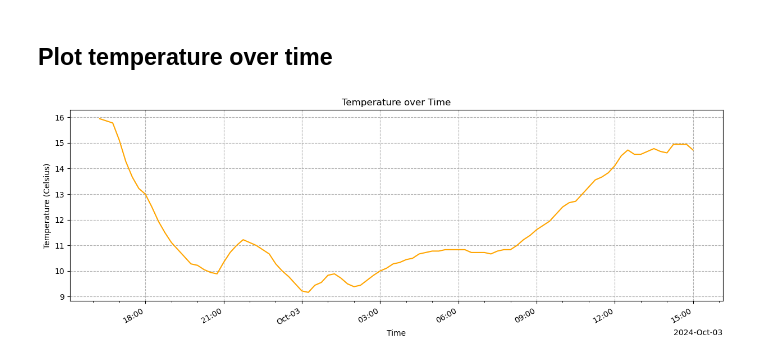
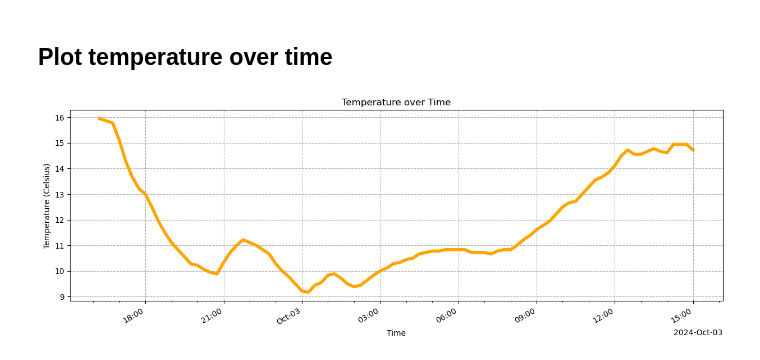
Before and after one commit to eoghanpw/PFDA-assignments, a Jupyter notebook: assignment2-weather.ipynb, the cells around one changed output. Drawn from its saved outputs; the diff is of its cells as text; code cells hidden in the pictures.

```diff
--- a/assignment2-weather.ipynb
+++ b/assignment2-weather.ipynb
@@ -52,32 +52,32 @@ datetime64[ns, UTC]
 # %%
 # x and y variables.
 x = weather["reportStartDateTime"]
 y = weather["dryBulbTemperature_Celsius"]
 
 # Plot type.
 fig, ax = plt.subplots(figsize=(15, 5))
-ax.plot(x, y, color="orange")
+ax.plot(x, y, color="orange", linewidth=4)
 
 # Set title and axix labels.
 ax.set_title("Temperature over Time")
 ax.set_ylabel("Temperature (Celsius)")
 ax.set_xlabel("Time")
 
 # Add grid.
 ax.grid(linestyle="--")
 
 # Format x axis.
 # References:
 # https://matplotlib.org/stable/api/dates_api.html#matplotlib.dates.ConciseDateFormatter
 # https://matplotlib.org/stable/gallery/showcase/anatomy.html
 # https://matplotlib.org/stable/api/_as_gen/matplotlib.figure.Figure.autofmt_xdate.html
 locator = mdates.AutoDateLocator()
 formatter = mdates.ConciseDateFormatter(locator)
 ax.xaxis.set_major_formatter(formatter)
 ax.xaxis.set_minor_locator(AutoMinorLocator(3))
 fig.autofmt_xdate()
 
 # Show plot.
 plt.show()
 # %% [output]
-[figure, old version]
+[figure, new version]
```
Also changed, not shown: 1 other file.
